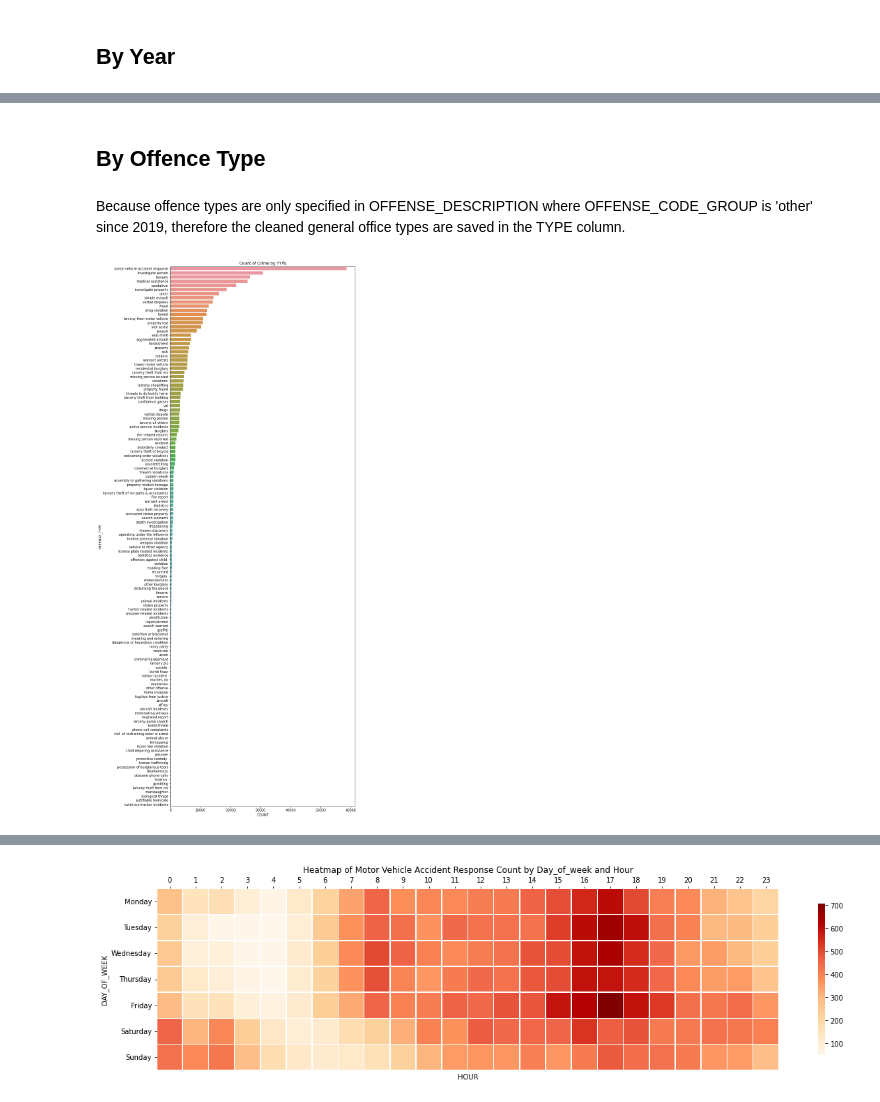
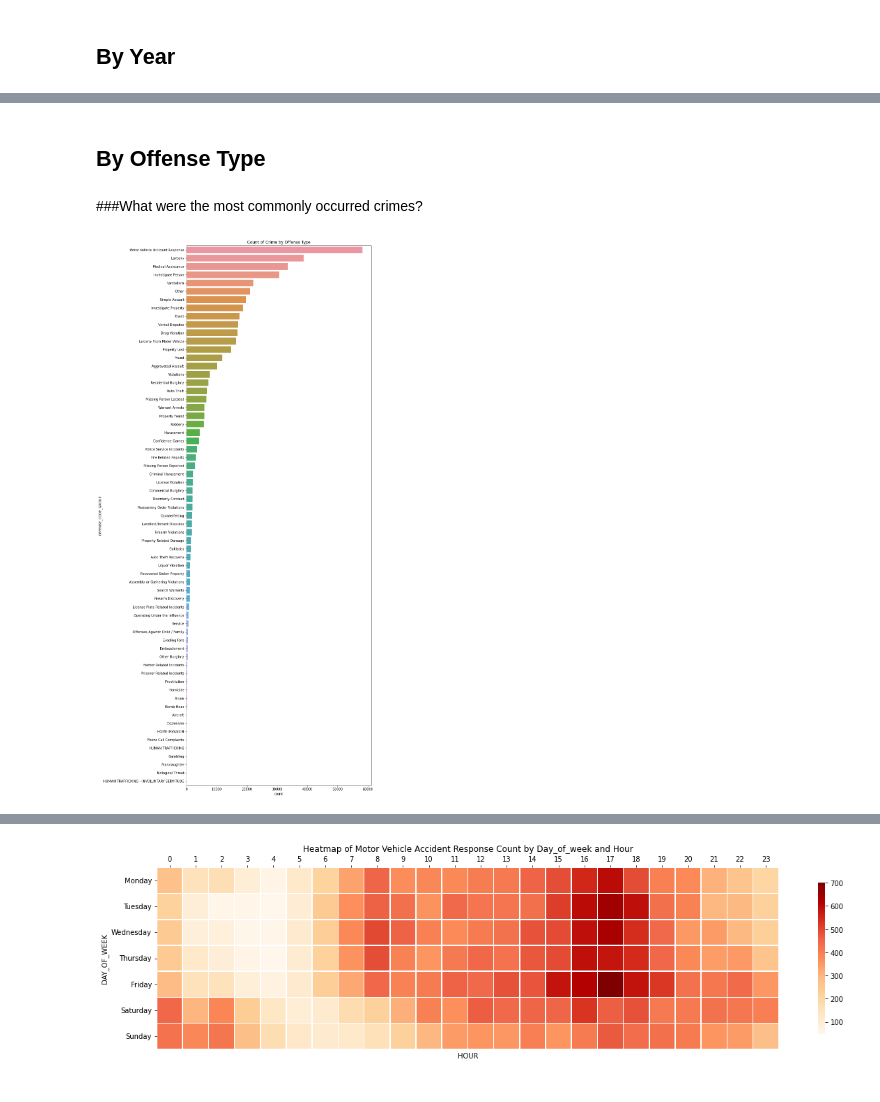
Before and after one commit to AlexVonSchwerdtner/BA780-Team6, a Jupyter notebook: Boston_Crime_Scene_Analytics.ipynb, the cells around one changed output, grey strips where cells are left out. Saved outputs shown, nothing was run; the diff lists cells and outputs as text; code cells hidden in the pictures.

```diff
--- a/Boston_Crime_Scene_Analytics.ipynb
+++ b/Boston_Crime_Scene_Analytics.ipynb
@@ -279,6 +321,3 @@ print(len(Crimes_all_years.drop_duplicates(subset='INCIDENT_NUMBER', keep='first
 # %%
 # dropping duplicates
 Crimes_all_years = Crimes_all_years.drop_duplicates(subset='INCIDENT_NUMBER', keep='first').reset_index()
-# %%
-# filling the NA's in the 'OFFENSE_CODE_GROUP' to "Other"
-Crimes_all_years['OFFENSE_CODE_GROUP']= Crimes_all_years['OFFENSE_CODE_GROUP'].fillna("Other")
@@ -416,7 +508,7 @@ SyntaxError: ignored
 # %%
-crimes_hour = Crimes_all_years.groupby('HOUR').INCIDENT_NUMBERagg(COUNT='count')
-crimes_hour = pd.DataFrame({'HOUR':crimes_hour.index,'COUNT':crimes_hour['count']})
-ax = sns.barplot(x=crimes_hour.HOUR,y=crimes_hour.COUNT)
+crimes_hour = Crimes_all_years.groupby('HOUR').size().to_frame('count').sort_values(by='count', ascending=False).reset_index()
+ax = sns.barplot(data=crimes_hour,x='HOUR',y='count')
+sns.set_palette('husl')
 sns.set_context({"figure.figsize":(10,10)})
 ax.set_title('Count of Crimes by Hour');
 # %% [output]
@@ -492,35 +612,13 @@ ax.set_title('Count of Crimes by Year');
 # %% [markdown]
-## By Offence Type
+## By Offense Type
-# %% [markdown]
-Because offence types are only specified in OFFENSE_DESCRIPTION where OFFENSE_CODE_GROUP is 'other' since 2019, therefore the cleaned general office types are saved in the TYPE column.
-# %%
-Crimes_all_years['TYPE']=''
-def check(s):
-    s=s.lower()
-    if s.find('m/v') > -1:
-        s =  'motor vehicle accident response'
-    elif s.find('liquor/alcohol')>-1:
-        s = 'liquor/alcohol'
-    elif s.find('/') >= 0 or s.find('-') >= 0 or s.find('(') >= 0:
-        while s.find('/') >= 0 or s.find('-') >= 0 or s.find('(') >= 0:
-            if (s.find('/') > 0 and s.find('-') > 0 and s.find('(') > 0):
-                a = min(s.find('/'),s.find('-')-1,s.find('(')-1)
-            elif s.find('(') > 0:
-                a = s.find('(') -1
-            elif s.find('-') > 0:
-                a = s.find('-') -1
-            elif s.find('/') > 0:
-                a = s.find('/')
-            s = s[:a]
-    return s
-Crimes_all_years.loc[Crimes_all_years['YEAR']>2018,'TYPE']=Crimes_all_years.loc[Crimes_all_years['YEAR']>2018,'OFFENSE_DESCRIPTION']
-Crimes_all_years.loc[Crimes_all_years['YEAR']>2018,'TYPE']=Crimes_all_years[Crimes_all_years['YEAR']>2018]['TYPE'].apply(lambda x:check(x))
-Crimes_all_years.loc[Crimes_all_years['YEAR']<2019,'TYPE']=Crimes_all_years[Crimes_all_years['YEAR']<2019]['OFFENSE_CODE_GROUP'].apply(lambda x:check(x))
+# %% [markdown]
+###What were the most commonly occurred crimes?
 # %%
-crimes_offence = Crimes_all_years.groupby('TYPE')['index'].agg(count='count').sort_values(by='count',ascending=False)
-crimes_offence = pd.DataFrame({'OFFENSE_TYPE':crimes_offence.index,'COUNT':crimes_offence['count']})
+
+crimes_offense = Crimes_all_years.groupby('OFFENSE_CODE_GROUP').size().to_frame('count').sort_values(by='count', ascending=False).reset_index()
+
 sns.set_context({"figure.figsize":(10,30)})
-ax = sns.barplot(y=crimes_offence.OFFENSE_TYPE,x=crimes_offence.COUNT);
-ax.set_title('Count of Crime by TYPE');
+ax = sns.barplot(data=crimes_offense,y='OFFENSE_CODE_GROUP',x='count');
+ax.set_title('Count of Crime by Offense Type');
 # %% [output]
-[figure, old version]
+[figure, new version]
```
Also changed, not shown: parts of 63 cells of this notebook.
